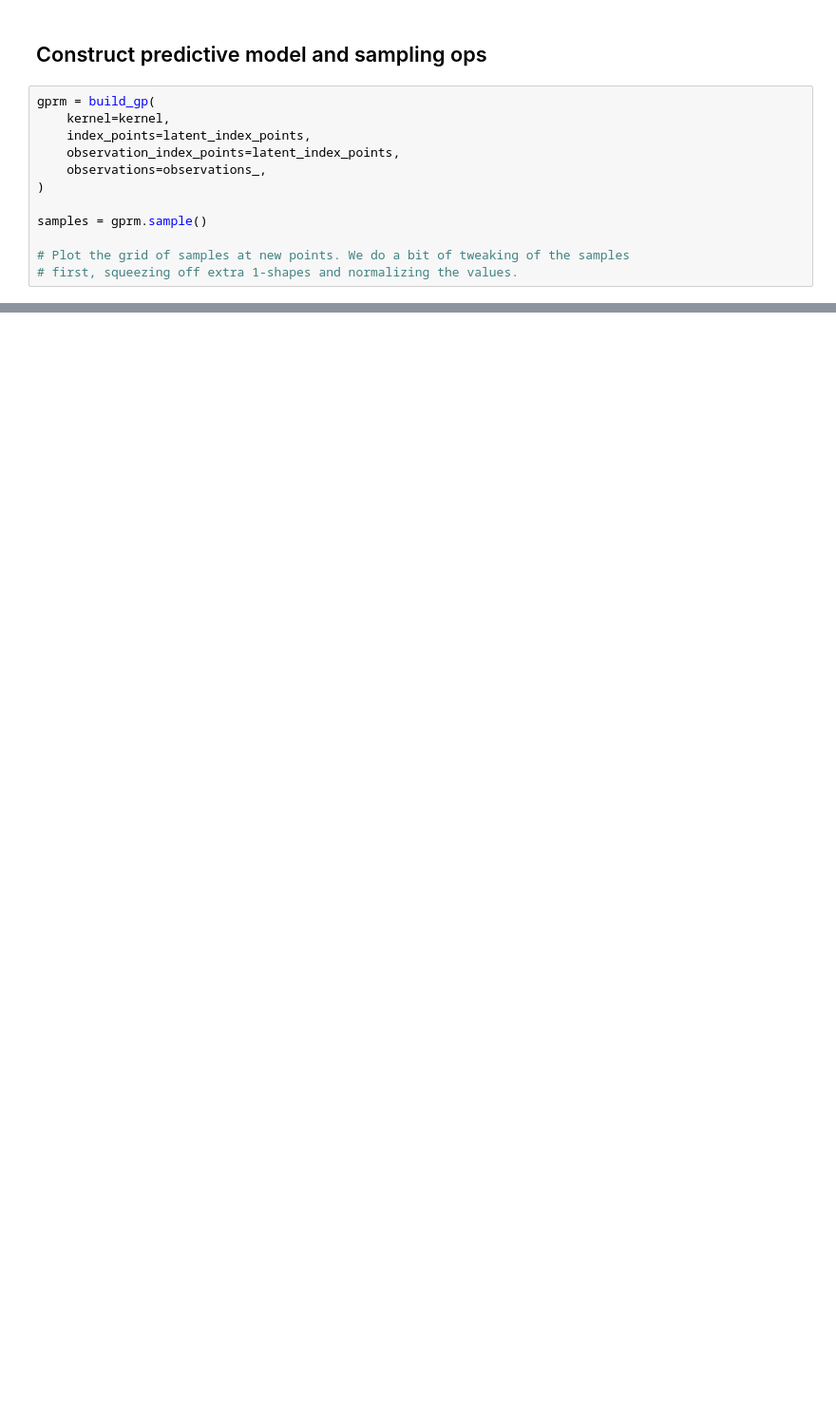
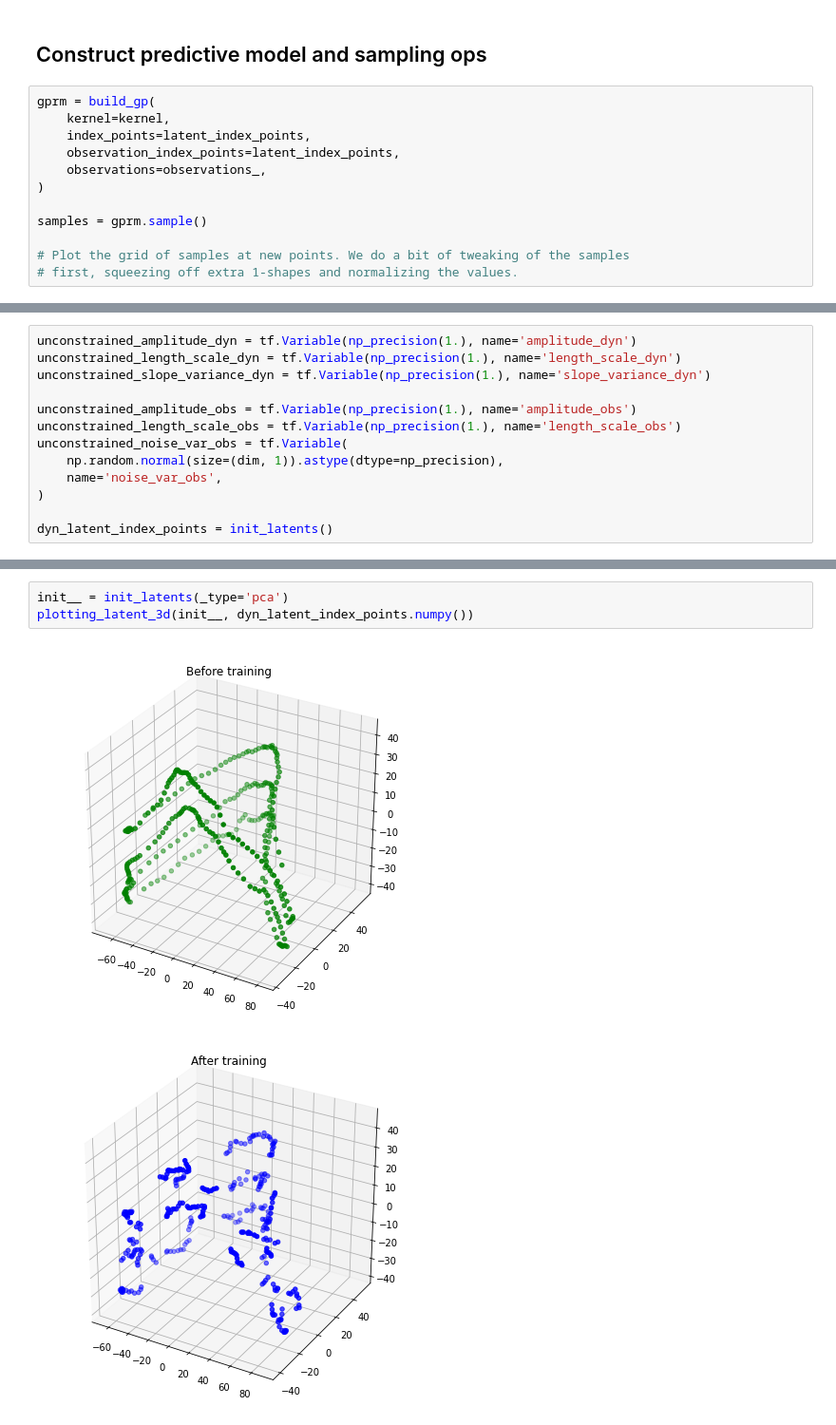
Before and after one commit to RajatRasal/Gaussian-Process-Dynamical-Model, a Jupyter notebook: experiments/Gaussian_Process_Latent_Variable_Model_for_Dynamical_Modelling.ipynb, the cells around one changed output, grey strips where cells are left out. Shown at 95% size. Saved outputs shown, nothing was run; the diff lists cells and outputs as text; blank space fills up the shorter version.

```diff
--- a/experiments/Gaussian_Process_Latent_Variable_Model_for_Dynamical_Modelling.ipynb
+++ b/experiments/Gaussian_Process_Latent_Variable_Model_for_Dynamical_Modelling.ipynb
@@ -257,0 +336,13 @@ samples = gprm.sample()
+# %%
+unconstrained_amplitude_dyn = tf.Variable(np_precision(1.), name='amplitude_dyn')
+unconstrained_length_scale_dyn = tf.Variable(np_precision(1.), name='length_scale_dyn')
+unconstrained_slope_variance_dyn = tf.Variable(np_precision(1.), name='slope_variance_dyn')
+
+unconstrained_amplitude_obs = tf.Variable(np_precision(1.), name='amplitude_obs')
+unconstrained_length_scale_obs = tf.Variable(np_precision(1.), name='length_scale_obs')
+unconstrained_noise_var_obs = tf.Variable(
+    np.random.normal(size=(dim, 1)).astype(dtype=np_precision),
+    name='noise_var_obs',
+)
+
+dyn_latent_index_points = init_latents()
@@ -257,0 +443,6 @@ samples = gprm.sample()
+# %%
+init__ = init_latents(_type='pca')
+plotting_latent_3d(init__, dyn_latent_index_points.numpy())
+# %% [output]
+[figure, added]
+[figure, added]
```
Also changed, not shown: parts of 12 cells of this notebook.
